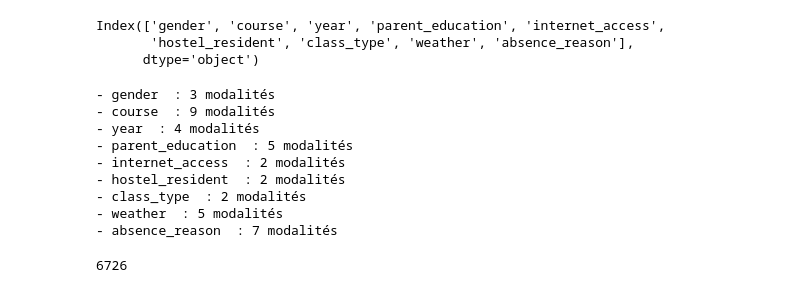
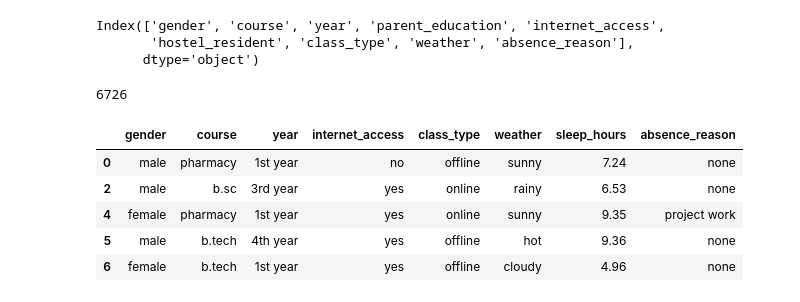
Before and after one commit to FERRAHmeriem/TP-Anad, a Jupyter notebook: modify_dataset.ipynb, the cells around one changed output. Drawn from its saved outputs; the diff is of its cells as text; code cells hidden in the pictures.

```diff
--- a/modify_dataset.ipynb
+++ b/modify_dataset.ipynb
@@ -70,18 +70,4 @@ qualitative_cols
 Index(['gender', 'course', 'year', 'parent_education', 'internet_access',
        'hostel_resident', 'class_type', 'weather', 'absence_reason'],
       dtype='object')
-# %%
-for col in qualitative_cols:
-    nombre_modalites = data[col].nunique()
-    print(f"- {col}  : {nombre_modalites} modalités")
-# %% [output]
-- gender  : 3 modalités
-- course  : 9 modalités
-- year  : 4 modalités
-- parent_education  : 5 modalités
-- internet_access  : 2 modalités
-- hostel_resident  : 2 modalités
-- class_type  : 2 modalités
-- weather  : 5 modalités
-- absence_reason  : 7 modalités
 # %%
@@ -91,6 +77,18 @@ nombre_individus_other
 # %% [output]
 6726
 # %%
-#supprimer les colonnes avec deux modalités (d'apres le tp , on doit avoir les variables avec au plus deux modalités)
-colonnes_a_supprimer = ['student_id' , 'class_type', 'hostel_resident', 'internet_access']
-data = data.drop(columns=colonnes_a_supprimer, axis=1)
+data = data.drop(columns=[
+    'age', 'study_hours', 'travel_time_minutes',
+    'attendance', 'parent_education', 'student_id' , 'hostel_resident'
+])
+
+data = data[data['gender'] != 'other']
+
+data.head()
+# %% [output]
+|  | gender | course | year | internet_access | class_type | weather | sleep_hours | absence_reason |
+| 0 | male | pharmacy | 1st year | no | offline | sunny | 7.24 | none |
+| 2 | male | b.sc | 3rd year | yes | online | rainy | 6.53 | none |
+| 4 | female | pharmacy | 1st year | yes | online | sunny | 9.35 | project work |
+| 5 | male | b.tech | 4th year | yes | offline | hot | 9.36 | none |
+| 6 | female | b.tech | 1st year | yes | offline | cloudy | 4.96 | none |
```
Also changed, not shown: parts of 12 cells of this notebook, 2 other files.
